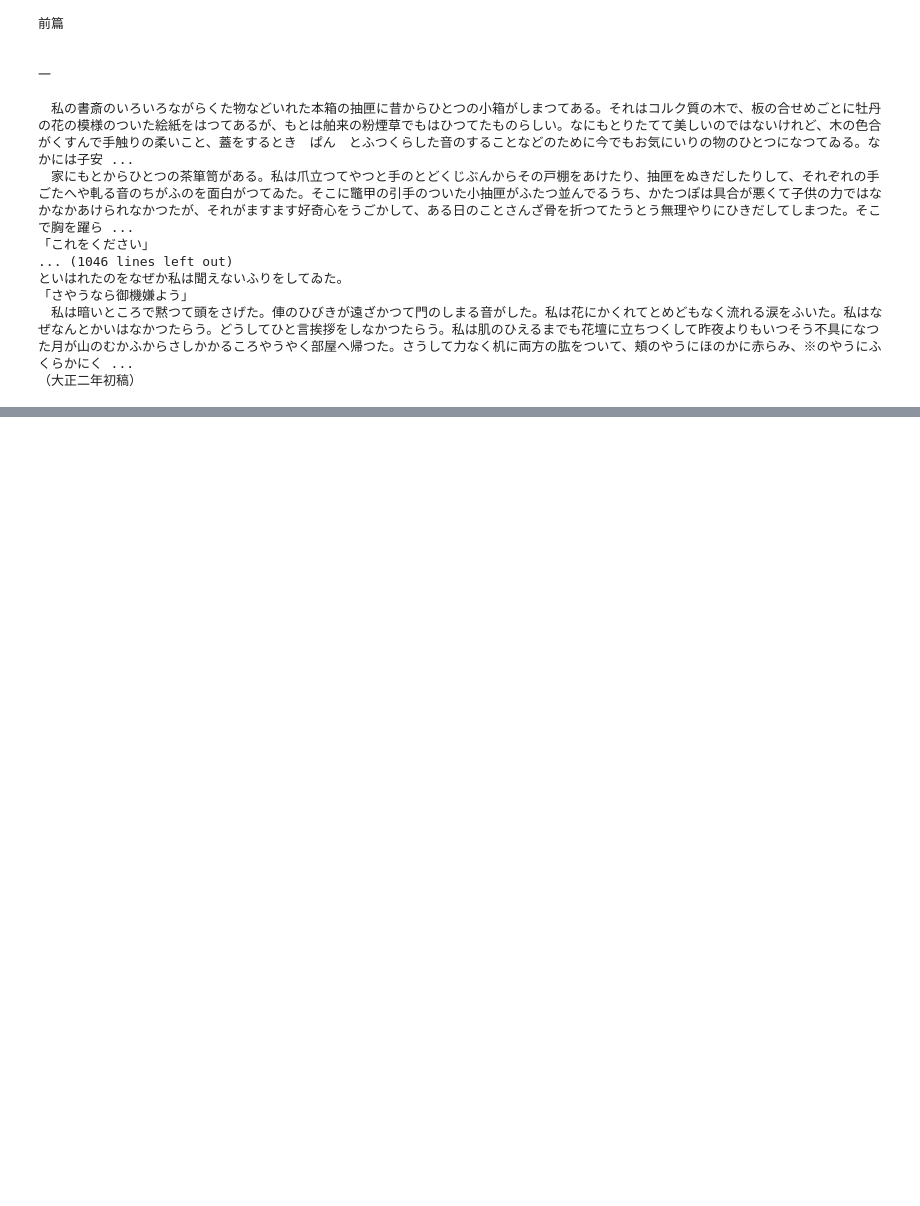
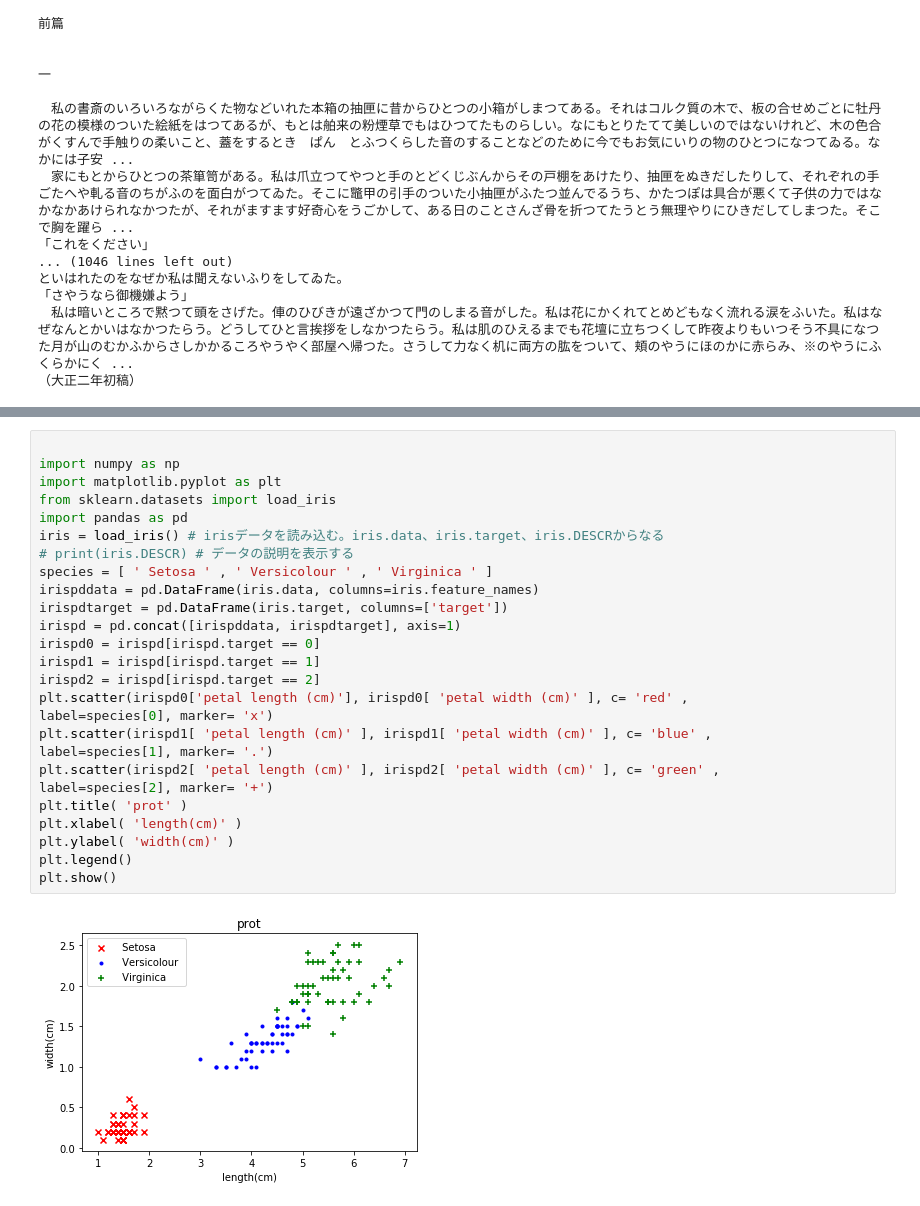
Before and after one commit to leica19/jupyter, a Jupyter notebook: マイニング.ipynb, the cells around one changed output, grey strips where cells are left out. Cells and saved outputs as stored; diff of their text form; blank space fills up the shorter version.

```diff
--- a/マイニング.ipynb
+++ b/マイニング.ipynb
@@ -86,0 +205,28 @@ for u in aozora.read():
+# %%
+
+import numpy as np
+import matplotlib.pyplot as plt
+from sklearn.datasets import load_iris
+import pandas as pd
+iris = load_iris() # irisデータを読み込む。iris.data、iris.target、iris.DESCRからなる
+# print(iris.DESCR) # データの説明を表示する
+species = [ ' Setosa ' , ' Versicolour ' , ' Virginica ' ]
+irispddata = pd.DataFrame(iris.data, columns=iris.feature_names)
+irispdtarget = pd.DataFrame(iris.target, columns=['target'])
+irispd = pd.concat([irispddata, irispdtarget], axis=1)
+irispd0 = irispd[irispd.target == 0]
+irispd1 = irispd[irispd.target == 1]
+irispd2 = irispd[irispd.target == 2]
+plt.scatter(irispd0['petal length (cm)'], irispd0[ 'petal width (cm)' ], c= 'red' ,
+label=species[0], marker= 'x')
+plt.scatter(irispd1[ 'petal length (cm)' ], irispd1[ 'petal width (cm)' ], c= 'blue' ,
+label=species[1], marker= '.')
+plt.scatter(irispd2[ 'petal length (cm)' ], irispd2[ 'petal width (cm)' ], c= 'green' ,
+label=species[2], marker= '+')
+plt.title( 'prot' )
+plt.xlabel( 'length(cm)' )
+plt.ylabel( 'width(cm)' )
+plt.legend()
+plt.show()
+# %% [output]
+[figure, added]
```
Also changed, not shown: parts of 15 cells of this notebook.
